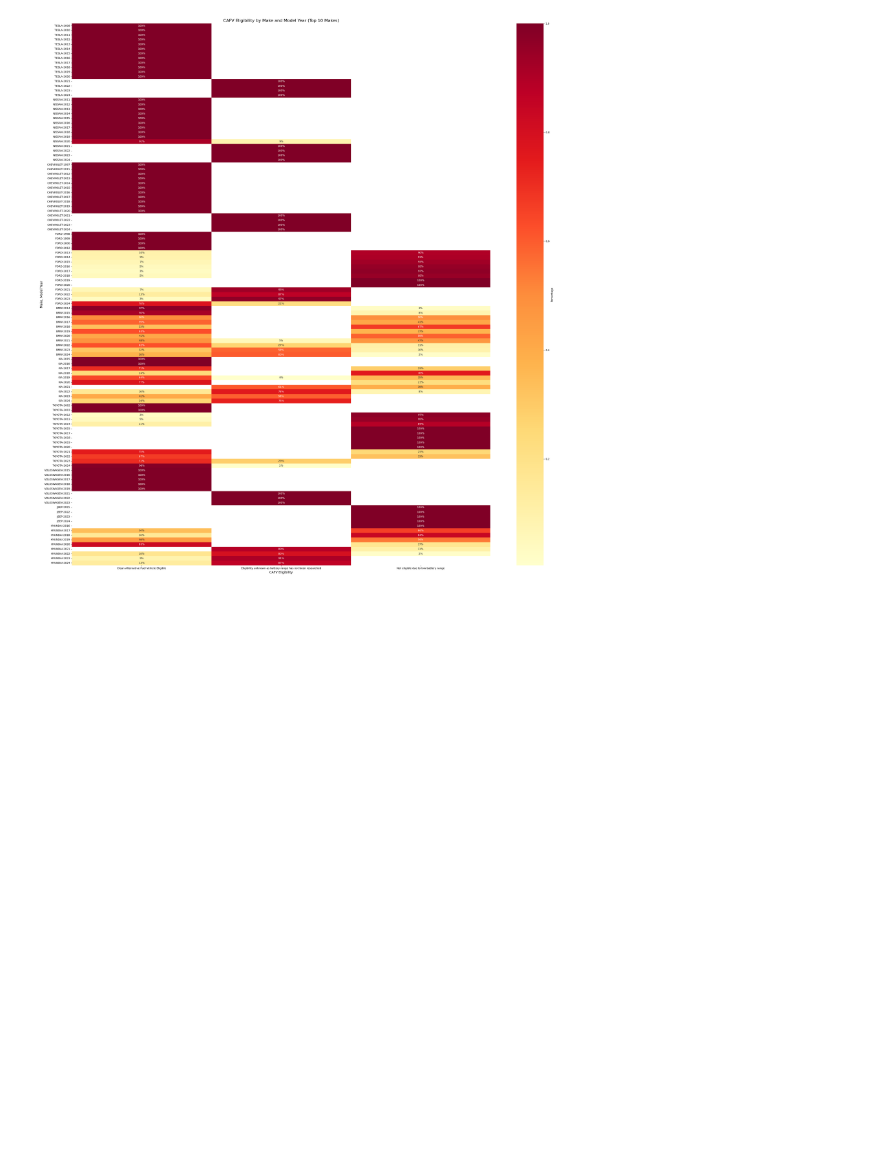
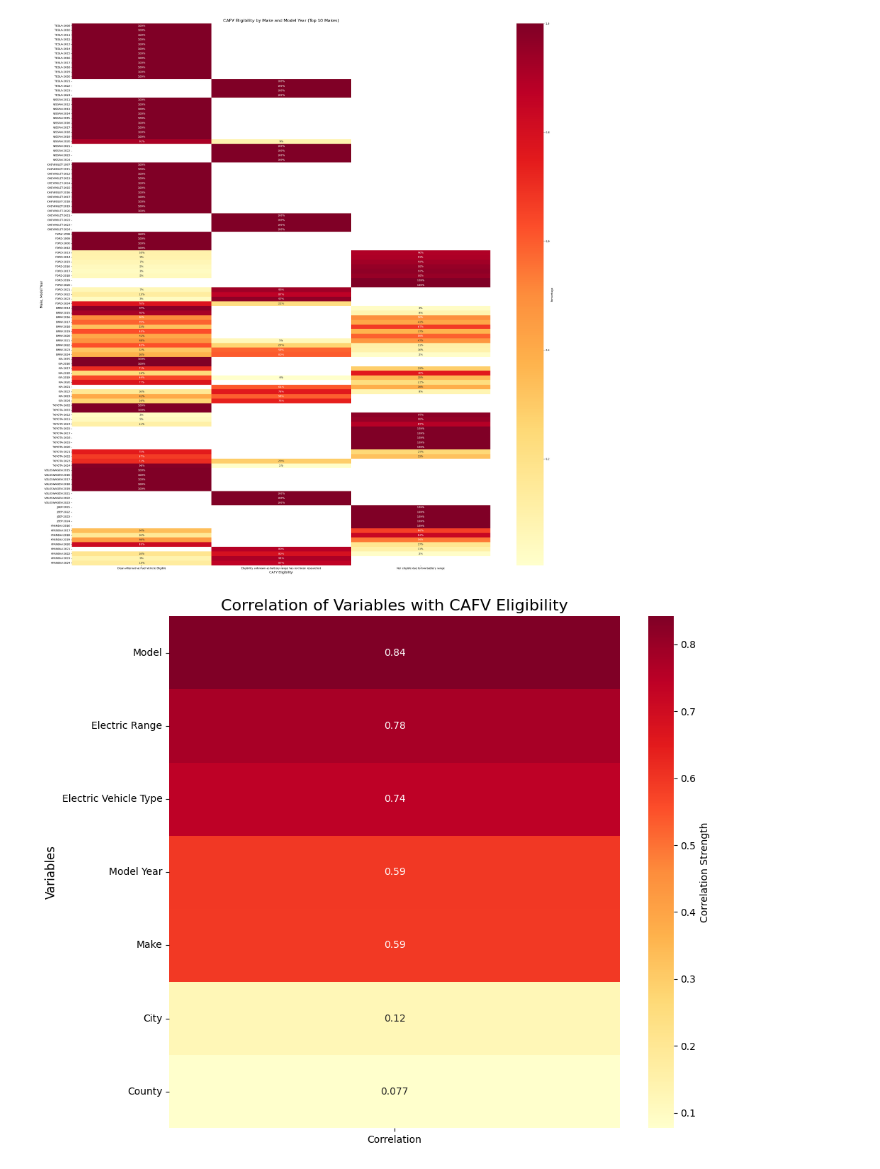
Before and after one commit to Daxvshah11/DA_Assignments, a Jupyter notebook: Ass2/Assignment2_8.ipynb, the cells around one changed output. Saved outputs shown, nothing was run; the diff lists cells and outputs as text; code cells hidden in the pictures; blank space fills up the shorter version.

Commit message:
added correlation matrix

```diff
--- a/Ass2/Assignment2_8.ipynb
+++ b/Ass2/Assignment2_8.ipynb
@@ -222,3 +224,49 @@ plt.tight_layout()
 plt.show()
 # %% [output]
 [figure]
+# %%
+def cramers_v(x, y):
+    confusion_matrix = pd.crosstab(x, y)
+    chi2 = chi2_contingency(confusion_matrix)[0]
+    n = confusion_matrix.sum().sum()
+    phi2 = chi2 / n
+    r, k = confusion_matrix.shape
+    phi2corr = max(0, phi2 - ((k-1)*(r-1))/(n-1))
+    rcorr = r - ((r-1)**2)/(n-1)
+    kcorr = k - ((k-1)**2)/(n-1)
+    return np.sqrt(phi2corr / min((kcorr-1), (rcorr-1)))
+
+def anova_correlation(group, column):
+    groups = [group[column].values for name, group in group]
+    f_value, _ = f_oneway(*groups)
+    return f_value
+
+categorical_columns = ['Make', 'Model', 'Electric Vehicle Type', 'County', 'City']
+numerical_columns = ['Electric Range', 'Model Year']
+
+results = {}
+
+# Calculate Cramer's V for categorical columns
+for column in categorical_columns:
+    correlation = cramers_v(MAIN_DATA['Clean Alternative Fuel Vehicle (CAFV) Eligibility'], MAIN_DATA[column])
+    results[column] = correlation
+
+# Calculate point-biserial correlation for numerical columns
+for column in numerical_columns:
+    binary_cafv = (MAIN_DATA['Clean Alternative Fuel Vehicle (CAFV) Eligibility'] == 'Clean Alternative Fuel Vehicle Eligible').astype(int)
+    correlation, _ = pointbiserialr(binary_cafv, MAIN_DATA[column])
+    results[column] = abs(correlation)  # Use absolute value for consistency with Cramer's V
+
+# Create a DataFrame from the results
+correlation_df = pd.DataFrame.from_dict(results, orient='index', columns=['Correlation'])
+correlation_df = correlation_df.sort_values('Correlation', ascending=False)
+
+# Create a heatmap
+plt.figure(figsize=(10, 8))
+sns.heatmap(correlation_df, annot=True, cmap='YlOrRd', cbar_kws={'label': 'Correlation Strength'})
+plt.title('Correlation of Variables with CAFV Eligibility', fontsize=16)
+plt.ylabel('Variables', fontsize=12)
+plt.tight_layout()
+plt.show()
+# %% [output]
+[figure, added]
```
Also changed, not shown: parts of 2 cells of this notebook.
